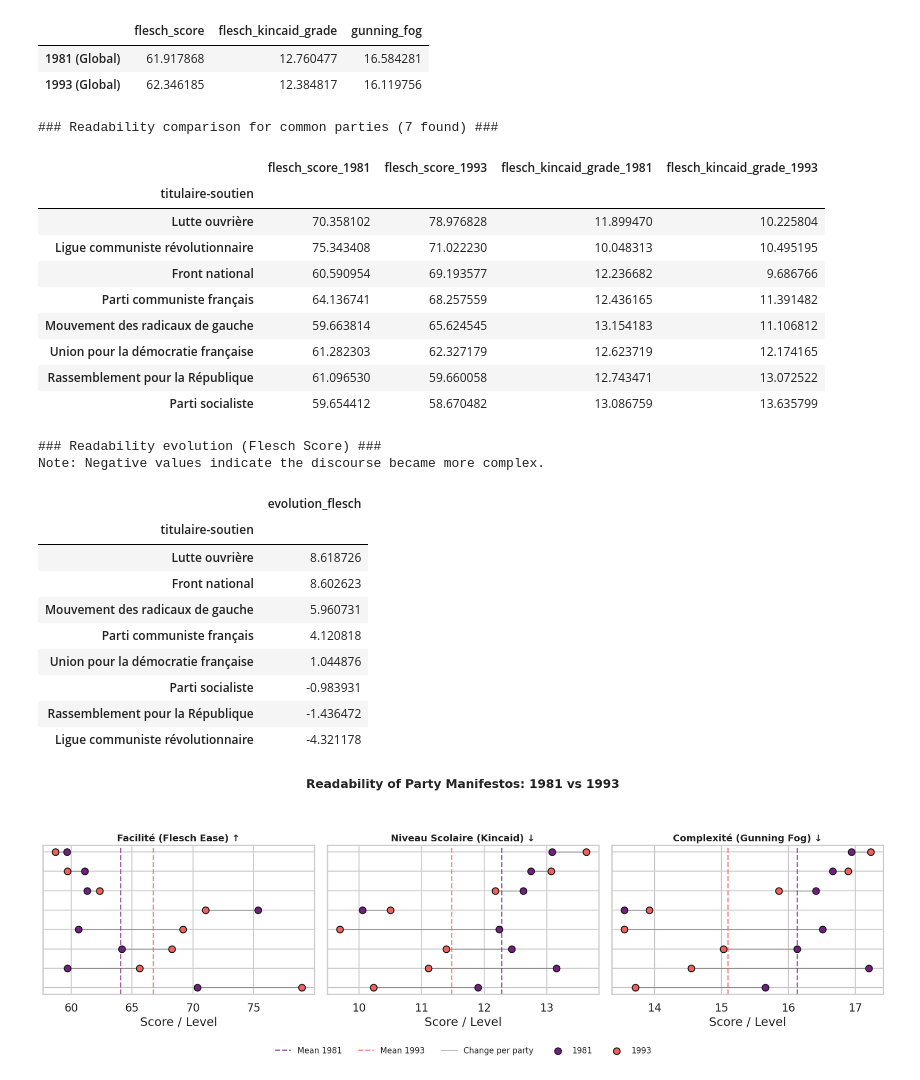
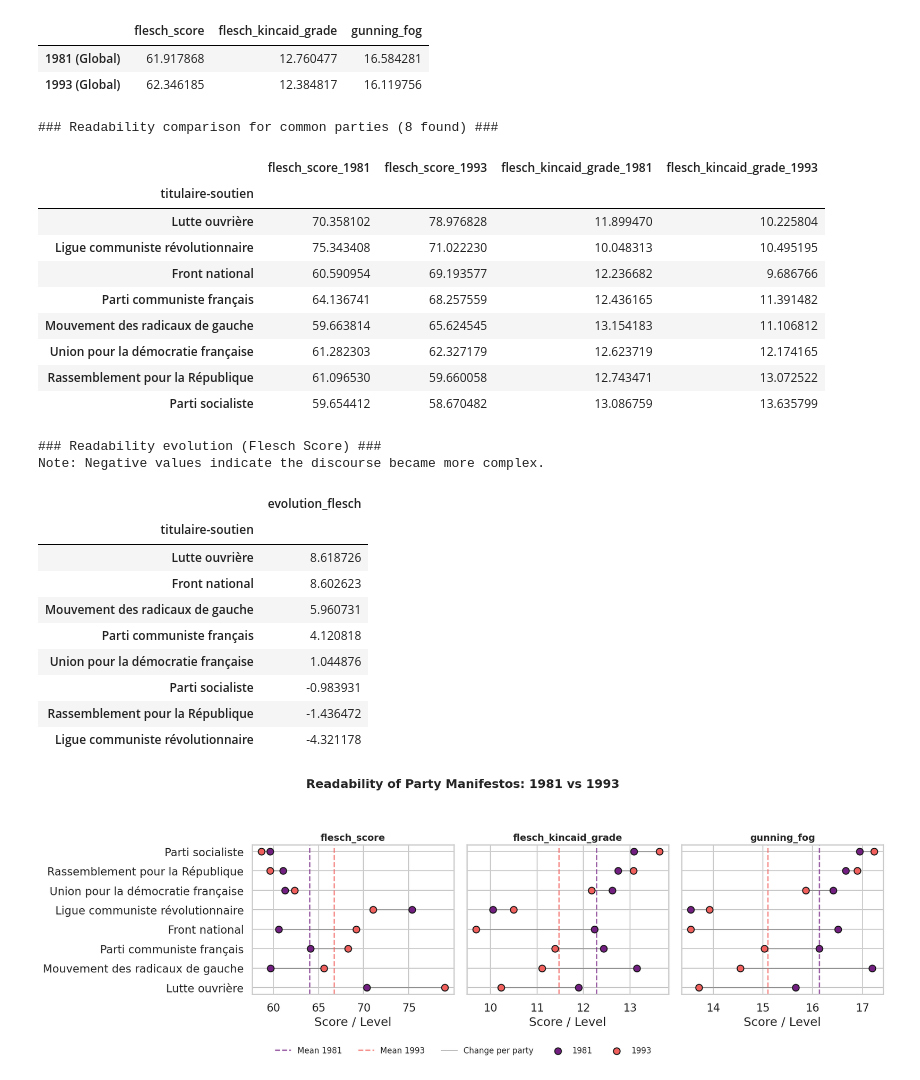
Before and after one commit to Amandine701/NLP_rendus, a Jupyter notebook: score_lisibilité.ipynb, the cells around one changed output. Drawn from its saved outputs; the diff is of its cells as text; code cells hidden in the pictures.

Commit message:
modif dernier graph

```diff
--- a/score_lisibilité.ipynb
+++ b/score_lisibilité.ipynb
@@ -86,7 +86,7 @@ final_columns = [
     'flesch_kincaid_grade_1981', 'flesch_kincaid_grade_1993'
 ]
 
-print(f"\n### Readability comparison for common parties ({len(common_parties)} found) ###")
+print(f"\n### Readability comparison for common parties ({len(target_parties)} found) ###")
 # Sorted by 1993 Flesch score (Higher = More accessible)
 display(comparison_common[final_columns].sort_values('flesch_score_1993', ascending=False))
 
@@ -98,7 +98,7 @@ print("\n### Readability evolution (Flesch Score) ###")
 print("Note: Negative values indicate the discourse became more complex.")
 display(comparison_common[['evolution_flesch']].sort_values('evolution_flesch', ascending=False))
 # %% [output]
-### Readability comparison for common parties (7 found) ###
+### Readability comparison for common parties (8 found) ###
 |  | flesch_score_1981 | flesch_score_1993 | flesch_kincaid_grade_1981 | flesch_kincaid_grade_1993 |
 | titulaire-soutien |  |  |  |  |
 | Lutte ouvrière | 70.358102 | 78.976828 | 11.899470 | 10.225804 |
@@ -122,55 +122,70 @@ Note: Negative values indicate the discourse became more complex.
 | Rassemblement pour la République | -1.436472 |
 | Ligue communiste révolutionnaire | -4.321178 |
 # %%
-import matplotlib.pyplot as plt
-import seaborn as sns
-import numpy as np
+########################## Visualisation of the previous results ####################
+# Prepare dataframe for plotting
+df_81_plot = summary_81.loc[target_parties].reset_index()
+df_81_plot['Année'] = '1981'
+
+df_93_plot = summary_93.loc[target_parties].reset_index()
+df_93_plot['Année'] = '1993'
+
+# Combine both years
+plot_df = pd.concat([df_81_plot, df_93_plot])
+
+# Convert to long format (needed for seaborn plotting)
+plot_df_melted = plot_df.melt(
+    id_vars=['titulaire-soutien', 'Année'],
+    value_vars=['flesch_score', 'flesch_kincaid_grade', 'gunning_fog'],
+    var_name='Metric',
+    value_name='Score'
+)
 
 sns.set_theme(style="whitegrid", context="talk")
 
-# --- Prepare metrics and parties order ---
+# Prepare metrics and parties order
 metrics_ordered = plot_df_melted['Metric'].unique()
 parties_ordered = plot_df_melted['titulaire-soutien'].unique()
 palette = sns.color_palette("magma", 2)  # Colors for 1981 and 1993
 
-# --- Create figure with subplots ---
+# Create figure with subplots
 fig, axes = plt.subplots(nrows=1, ncols=len(metrics_ordered), figsize=(18, 6), sharey=True)
 
 for ax, metric in zip(axes, metrics_ordered):
     df_metric = plot_df_melted[plot_df_melted['Metric'] == metric]
 
-    # --- Vertical reference lines for 1981 and 1993 ---
+    # Vertical reference lines for 1981 and 1993
     for year_idx, year in enumerate(['1981', '1993']):
         mean_score = df_metric[df_metric['Année'] == year]['Score'].mean()
         ax.axvline(mean_score, color=palette[year_idx], linestyle='--', alpha=0.7, linewidth=2,
                    label=f"Mean {year}" if ax == axes[0] else None)  # label only on first subplot
 
-    # --- Plot connected points per party ---
+    # Plot connected points per party
     for i, partie in enumerate(parties_ordered):
         scores = df_metric[df_metric['titulaire-soutien'] == partie].sort_values('Année')['Score'].values
         # Connecting line
         ax.plot(scores, [i, i], color='gray', linewidth=1, zorder=1,
                 label='Change per party' if i==0 and ax==axes[0] else None)
         # Scatter points with correct legend
         for j, score in enumerate(scores):
             ax.scatter(score, i, color=palette[j], s=100, zorder=2, edgecolor='k',
                        label=f"{['1981','1993'][j]}" if i==0 and ax==axes[0] else None)
 
-    # --- Axis settings ---
+    # Axis settings
     ax.set_yticks(range(len(parties_ordered)))
-    ax.set_yticklabels(parties_ordered if ax == axes[0] else [])
+    ax.set_yticklabels(parties_ordered)
     ax.set_xlabel("Score / Level")
     ax.set_title(metric, fontsize=14, weight='bold')
     ax.invert_yaxis()  # First party on top
 
-# --- Overall figure title ---
+# Title
 fig.suptitle("Readability of Party Manifestos: 1981 vs 1993", fontsize=18, weight='bold')
 fig.tight_layout(rect=[0, 0.07, 1, 0.92])  # leave space at bottom for legend
 
-# --- Combined legend at the bottom ---
+# Legend
 handles, labels = axes[0].get_legend_handles_labels()
 fig.legend(handles, labels, loc='lower center', ncol=5, fontsize=12, frameon=False)
 
 plt.show()
 # %% [output]
-[figure, old version]
+[figure, new version]
```
